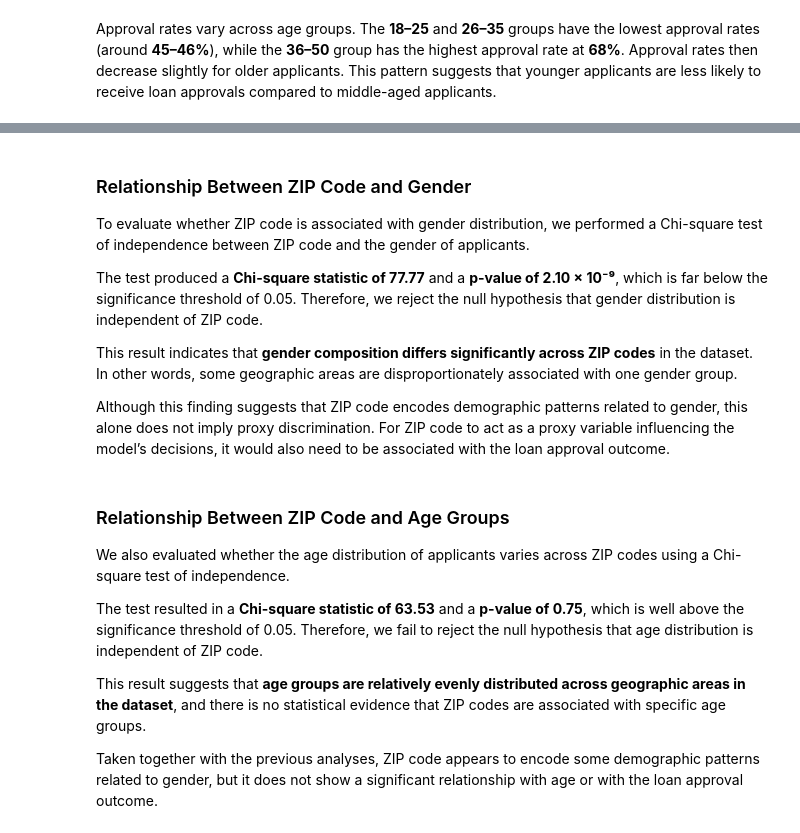
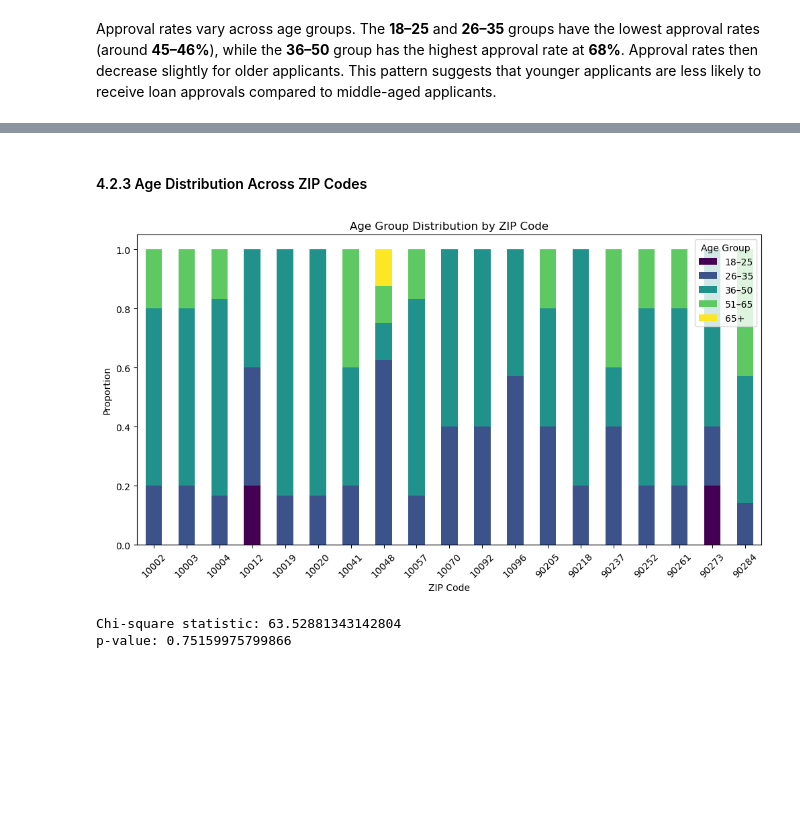
Before and after one commit to Luciamusizzano/dego-project-team1, a Jupyter notebook: notebooks/02-bias-analysis.ipynb, the cells around one changed output, grey strips where cells are left out. Cells and saved outputs as stored; diff of their text form; code cells hidden in the pictures; blank space fills up the shorter version.

Commit message:
Improving Proxy and Interaction sections

```diff
--- a/notebooks/02-bias-analysis.ipynb
+++ b/notebooks/02-bias-analysis.ipynb
@@ -531,51 +569,32 @@ print("p-value:", p_zip_gender)
 # %% [markdown]
-### Relationship Between ZIP Code and Gender
-
-To evaluate whether ZIP code is associated with gender distribution, we
-performed a Chi-square test of independence between ZIP code and the
-gender of applicants.
-
-The test produced a **Chi-square statistic of 77.77** and a **p-value of
-2.10 × 10⁻⁹**, which is far below the significance threshold of 0.05.
-Therefore, we reject the null hypothesis that gender distribution is
-independent of ZIP code.
-
-This result indicates that **gender composition differs significantly
-across ZIP codes** in the dataset. In other words, some geographic areas
-are disproportionately associated with one gender group.
-
-Although this finding suggests that ZIP code encodes demographic
-patterns related to gender, this alone does not imply proxy
-discrimination. For ZIP code to act as a proxy variable influencing the
-model’s decisions, it would also need to be associated with the loan
-approval outcome.
+#### 4.2.3 Age Distribution Across ZIP Codes
 # %%
-zip_age_table = pd.crosstab(
+age_zip = pd.crosstab(
     df_zip_filtered['applicant_info.zip_code'],
-    df_zip_filtered['age_group']
+    df_zip_filtered['age_group'],
+    normalize='index'
 )
 
-print(zip_age_table)
+age_zip.plot(
+    kind='bar',
+    stacked=True,
+    figsize=(12,6),
+    colormap='viridis'
+)
+
+plt.title("Age Group Distribution by ZIP Code")
+plt.ylabel("Proportion")
+plt.xlabel("ZIP Code")
+plt.xticks(rotation=45)
+plt.legend(title="Age Group")
+plt.show()
+# %% [output]
+[figure, added]
 # %%
 chi2_zip_age, p_zip_age, dof, expected = chi2_contingency(zip_age_table)
 
 print("Chi-square statistic:", chi2_zip_age)
 print("p-value:", p_zip_age)
+# %% [output]
+Chi-square statistic: 63.52881343142804
+p-value: 0.75159975799866
-# %% [markdown]
-### Relationship Between ZIP Code and Age Groups
-
-We also evaluated whether the age distribution of applicants varies
-across ZIP codes using a Chi-square test of independence.
-
-The test resulted in a **Chi-square statistic of 63.53** and a **p-value
-of 0.75**, which is well above the significance threshold of 0.05.
-Therefore, we fail to reject the null hypothesis that age distribution
-is independent of ZIP code.
-
-This result suggests that **age groups are relatively evenly distributed
-across geographic areas in the dataset**, and there is no statistical
-evidence that ZIP codes are associated with specific age groups.
-
-Taken together with the previous analyses, ZIP code appears to encode
-some demographic patterns related to gender, but it does not show a
-significant relationship with age or with the loan approval outcome.
```
Also changed, not shown: parts of 47 cells of this notebook.
